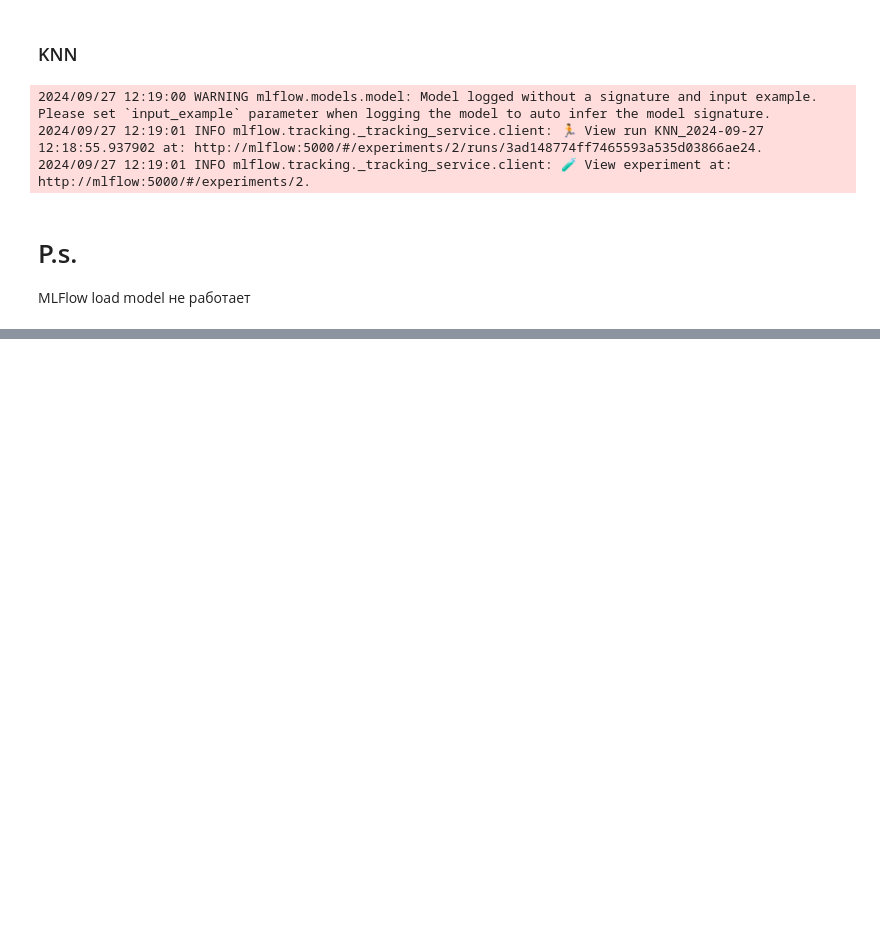
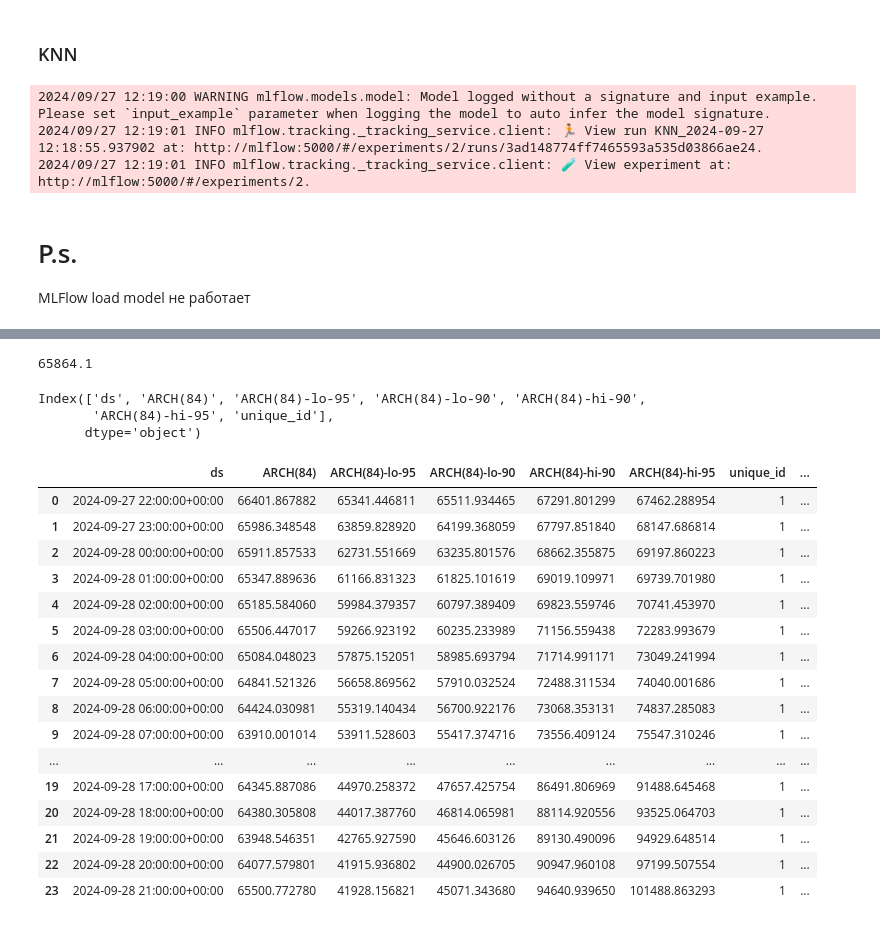
Before and after one commit to Omegon226/Volatility-Forecasting-BTC, a Jupyter notebook: research/mlflow_pipeline.ipynb, the cells around one changed output, grey strips where cells are left out. Drawn from its saved outputs; the diff is of its cells as text; code cells hidden in the pictures; blank space fills up the shorter version.

```diff
--- a/research/mlflow_pipeline.ipynb
+++ b/research/mlflow_pipeline.ipynb
@@ -576,0 +710,39 @@ MLFlow load model не работает
+# %%
+last_close_price = df_btc_usdt["close"].iloc[-1]
+last_close_price
+# %% [output]
+65864.1
+# %%
+df_forecast_new = df_forecast.copy()
+# %%
+df_forecast_new.columns
+# %% [output]
+Index(['ds', 'ARCH(84)', 'ARCH(84)-lo-95', 'ARCH(84)-lo-90', 'ARCH(84)-hi-90',
+       'ARCH(84)-hi-95', 'unique_id'],
+      dtype='object')
+# %%
+df_forecast_new['ARCH(84)'] = last_close_price * (1 + df_forecast_new['ARCH(84)'] / 100).cumprod()
+df_forecast_new['ARCH(84)-lo-95'] = last_close_price * (1 + df_forecast_new['ARCH(84)-lo-95'] / 100).cumprod()
+df_forecast_new['ARCH(84)-lo-90'] = last_close_price * (1 + df_forecast_new['ARCH(84)-lo-90'] / 100).cumprod()
+df_forecast_new['ARCH(84)-hi-90'] = last_close_price * (1 + df_forecast_new['ARCH(84)-hi-90'] / 100).cumprod()
+df_forecast_new['ARCH(84)-hi-95'] = last_close_price * (1 + df_forecast_new['ARCH(84)-hi-95'] / 100).cumprod()
+# %%
+df_forecast_new
+# %% [output]
+|  | ds | ARCH(84) | ARCH(84)-lo-95 | ARCH(84)-lo-90 | ARCH(84)-hi-90 | ARCH(84)-hi-95 | unique_id | ... |
+| 0 | 2024-09-27 22:00:00+00:00 | 66401.867882 | 65341.446811 | 65511.934465 | 67291.801299 | 67462.288954 | 1 | ... |
+| 1 | 2024-09-27 23:00:00+00:00 | 65986.348548 | 63859.828920 | 64199.368059 | 67797.851840 | 68147.686814 | 1 | ... |
+| 2 | 2024-09-28 00:00:00+00:00 | 65911.857533 | 62731.551669 | 63235.801576 | 68662.355875 | 69197.860223 | 1 | ... |
+| 3 | 2024-09-28 01:00:00+00:00 | 65347.889636 | 61166.831323 | 61825.101619 | 69019.109971 | 69739.701980 | 1 | ... |
+| 4 | 2024-09-28 02:00:00+00:00 | 65185.584060 | 59984.379357 | 60797.389409 | 69823.559746 | 70741.453970 | 1 | ... |
+| 5 | 2024-09-28 03:00:00+00:00 | 65506.447017 | 59266.923192 | 60235.233989 | 71156.559438 | 72283.993679 | 1 | ... |
+| 6 | 2024-09-28 04:00:00+00:00 | 65084.048023 | 57875.152051 | 58985.693794 | 71714.991171 | 73049.241994 | 1 | ... |
+| 7 | 2024-09-28 05:00:00+00:00 | 64841.521326 | 56658.869562 | 57910.032524 | 72488.311534 | 74040.001686 | 1 | ... |
+| 8 | 2024-09-28 06:00:00+00:00 | 64424.030981 | 55319.140434 | 56700.922176 | 73068.353131 | 74837.285083 | 1 | ... |
+| 9 | 2024-09-28 07:00:00+00:00 | 63910.001014 | 53911.528603 | 55417.374716 | 73556.409124 | 75547.310246 | 1 | ... |
+| ... | ... | ... | ... | ... | ... | ... | ... | ... |
+| 19 | 2024-09-28 17:00:00+00:00 | 64345.887086 | 44970.258372 | 47657.425754 | 86491.806969 | 91488.645468 | 1 | ... |
+| 20 | 2024-09-28 18:00:00+00:00 | 64380.305808 | 44017.387760 | 46814.065981 | 88114.920556 | 93525.064703 | 1 | ... |
+| 21 | 2024-09-28 19:00:00+00:00 | 63948.546351 | 42765.927590 | 45646.603126 | 89130.490096 | 94929.648514 | 1 | ... |
+| 22 | 2024-09-28 20:00:00+00:00 | 64077.579801 | 41915.936802 | 44900.026705 | 90947.960108 | 97199.507554 | 1 | ... |
+| 23 | 2024-09-28 21:00:00+00:00 | 65500.772780 | 41928.156821 | 45071.343680 | 94640.939650 | 101488.863293 | 1 | ... |
```
Also changed, not shown: parts of 6 cells of this notebook, 13 other files.
